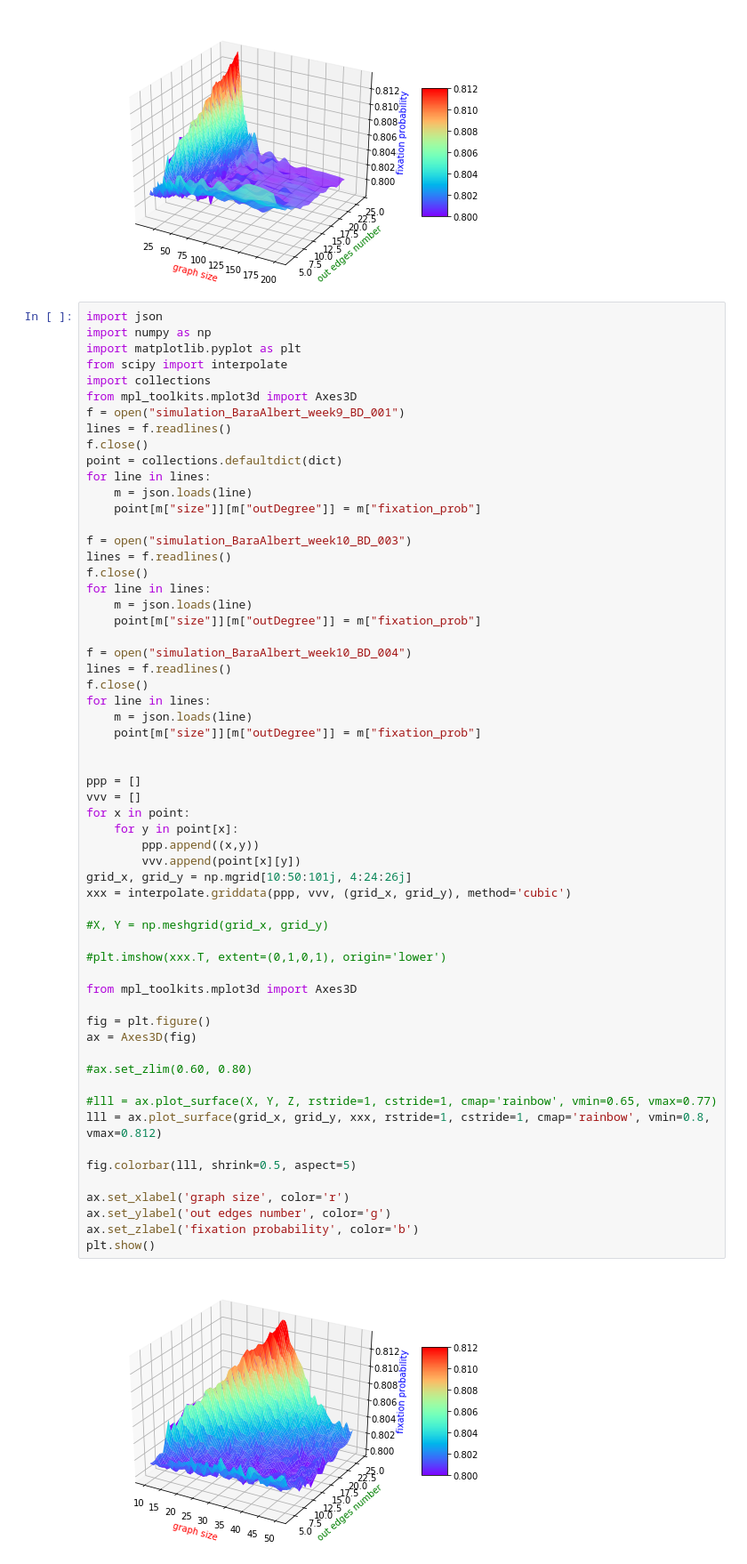
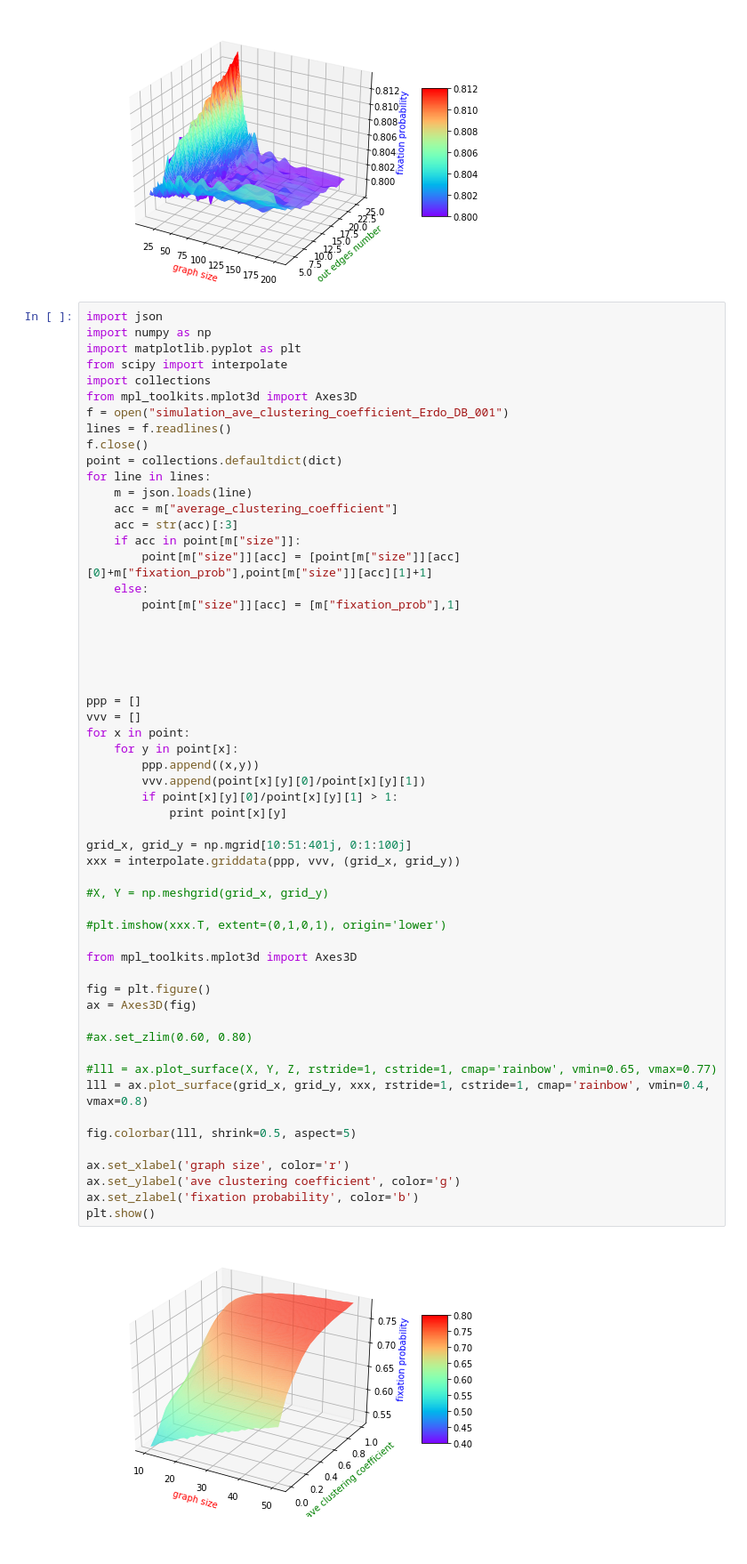
Before and after one commit to yundongmao/simulation_gametheory, a Jupyter notebook: Visualization.ipynb, the cells around one changed output. Shown at 89% size. Cells and saved outputs as stored; diff of their text form.

```diff
--- a/Visualization.ipynb
+++ b/Visualization.ipynb
@@ -1858,57 +1858,54 @@ import matplotlib.pyplot as plt
 from scipy import interpolate
 import collections
 from mpl_toolkits.mplot3d import Axes3D
-f = open("simulation_BaraAlbert_week9_BD_001")
+f = open("simulation_ave_clustering_coefficient_Erdo_DB_001")
 lines = f.readlines()
 f.close()
 point = collections.defaultdict(dict)
 for line in lines:
     m = json.loads(line)
-    point[m["size"]][m["outDegree"]] = m["fixation_prob"]
+    acc = m["average_clustering_coefficient"]
+    acc = str(acc)[:3]
+    if acc in point[m["size"]]:
+        point[m["size"]][acc] = [point[m["size"]][acc][0]+m["fixation_prob"],point[m["size"]][acc][1]+1]
+    else:
+        point[m["size"]][acc] = [m["fixation_prob"],1]
 
-f = open("simulation_BaraAlbert_week10_BD_003")
-lines = f.readlines()
-f.close()
-for line in lines:
-    m = json.loads(line)
-    point[m["size"]][m["outDegree"]] = m["fixation_prob"]
 
-f = open("simulation_BaraAlbert_week10_BD_004")
-lines = f.readlines()
-f.close()
-for line in lines:
-    m = json.loads(line)
-    point[m["size"]][m["outDegree"]] = m["fixation_prob"]
+
 
 
 ppp = []
 vvv = []
 for x in point:
     for y in point[x]:
         ppp.append((x,y))
-        vvv.append(point[x][y])
-grid_x, grid_y = np.mgrid[10:50:101j, 4:24:26j]
-xxx = interpolate.griddata(ppp, vvv, (grid_x, grid_y), method='cubic')
+        vvv.append(point[x][y][0]/point[x][y][1])
+        if point[x][y][0]/point[x][y][1] > 1:
+            print point[x][y]
+
+grid_x, grid_y = np.mgrid[10:51:401j, 0:1:100j]
+xxx = interpolate.griddata(ppp, vvv, (grid_x, grid_y))
 
 #X, Y = np.meshgrid(grid_x, grid_y)
 
 #plt.imshow(xxx.T, extent=(0,1,0,1), origin='lower')
 
 from mpl_toolkits.mplot3d import Axes3D
 
 fig = plt.figure()
 ax = Axes3D(fig)
 
 #ax.set_zlim(0.60, 0.80)
 
 #lll = ax.plot_surface(X, Y, Z, rstride=1, cstride=1, cmap='rainbow', vmin=0.65, vmax=0.77)
-lll = ax.plot_surface(grid_x, grid_y, xxx, rstride=1, cstride=1, cmap='rainbow', vmin=0.8, vmax=0.812)
+lll = ax.plot_surface(grid_x, grid_y, xxx, rstride=1, cstride=1, cmap='rainbow', vmin=0.4, vmax=0.8)
 
 fig.colorbar(lll, shrink=0.5, aspect=5)
 
 ax.set_xlabel('graph size', color='r')
-ax.set_ylabel('out edges number', color='g')
+ax.set_ylabel('ave clustering coefficient', color='g')
 ax.set_zlabel('fixation probability', color='b')
 plt.show()
 # %% [output]
-[figure, old version]
+[figure, new version]
```
Also changed, not shown: parts of 6 cells of this notebook.
